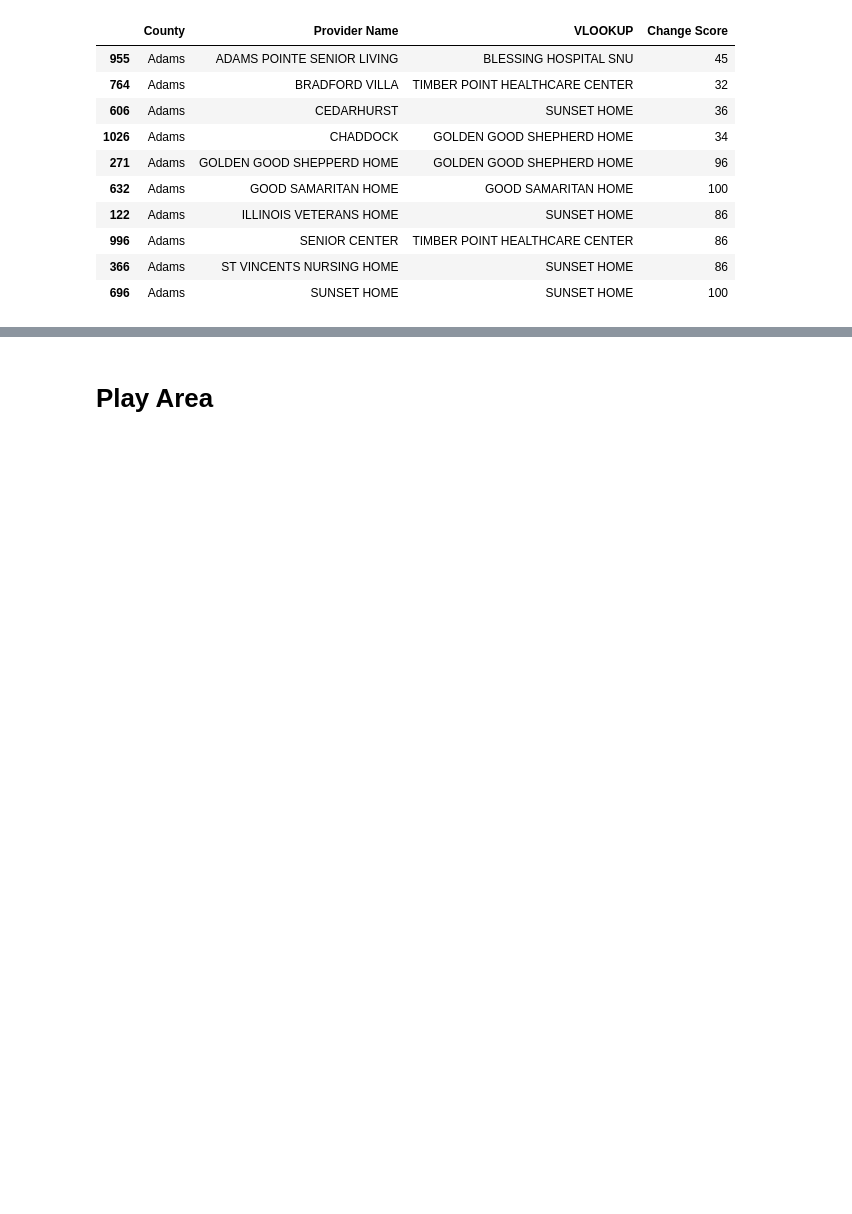
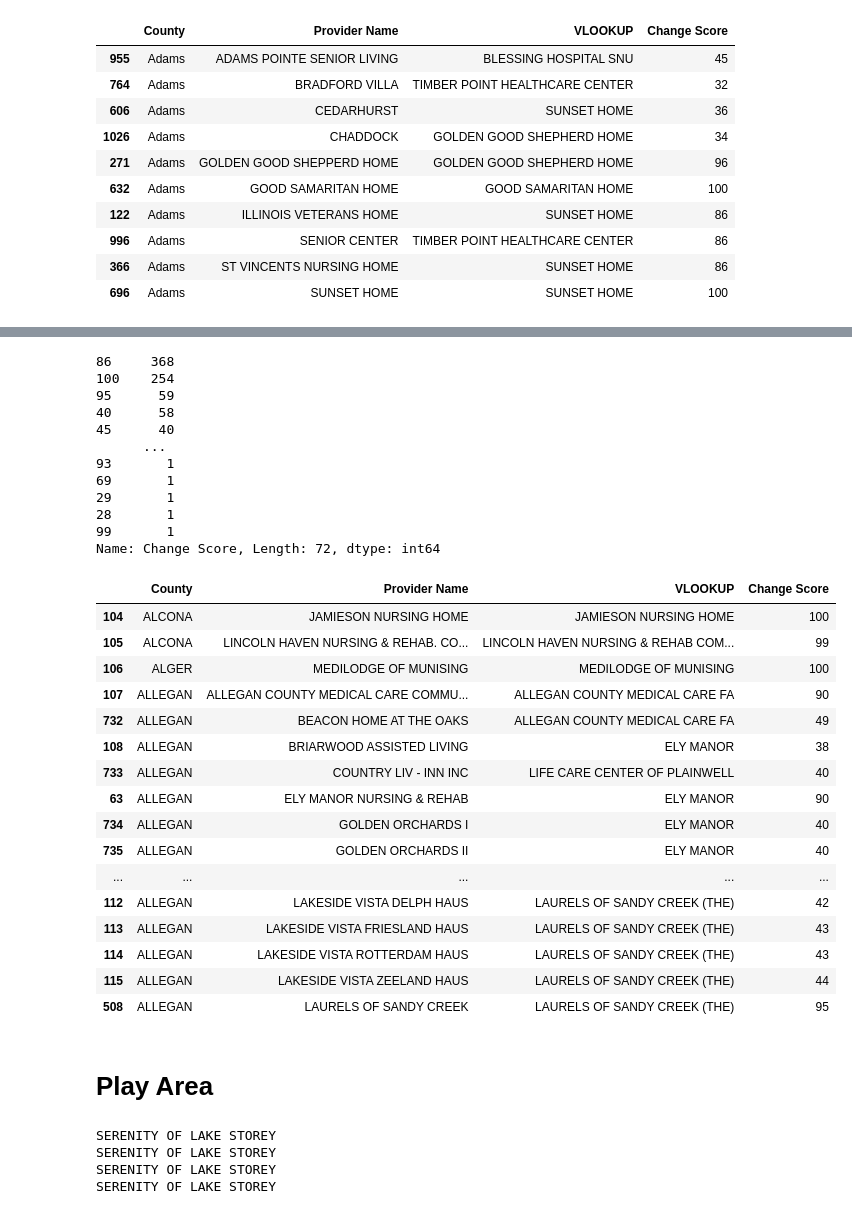
Before and after one commit to JaviThomas/Covid-County-LTC-Analysis, a Jupyter notebook: State_CMS_Compare.ipynb, the cells around one changed output, grey strips where cells are left out. Saved outputs shown, nothing was run; the diff lists cells and outputs as text; code cells hidden in the pictures; blank space fills up the shorter version.

```diff
--- a/State_CMS_Compare.ipynb
+++ b/State_CMS_Compare.ipynb
@@ -77,0 +55,5 @@ IL_cms_data[IL_cms_data['County'] == 'Adams']
+# %%
+MI_cms_data['Provider Name'] = MI_cms_data['Provider Name'].apply(lambda x: x.strip().replace('  ', ' ').upper())
+#IL_cms_data.set_index(['County', 'Provider Name'], inplace = True)
+MI_cms_data.sort_values(by=['County', 'Provider Name'], inplace=True)
+MI_cms_data.head(5)
@@ -152,0 +165,28 @@ Name: Change Score, Length: 69, dtype: int64
+# %%
+cols=['County', 'Provider Name', 'VLOOKUP', 'Change Score']
+MI_state_data['VLOOKUP'] = '' # For Spreadsheet
+MI_state_data['Change Score'] = '' # For Spreadsheet
+for county in list(MI_cms_data['County'].unique()):
+    #print(county)
+    # Get lists of Facilities for the counties
+    df_state = MI_state_data[MI_state_data['County'] == county.upper()]
+    df_cms = MI_cms_data[MI_cms_data['County'] == county]
+    state_facs = list(df_state['Provider Name'])
+    cms_facs = list(df_cms['Provider Name'])
+    for str2Match in state_facs:
+        try:
+            Ratios = process.extract(str2Match,cms_facs, limit=2)
+            #print(Ratios)
+            MI_state_data.loc[(MI_state_data['County'] == county.upper()) & (MI_state_data['Provider Name'] == str2Match), 'VLOOKUP'] = Ratios[0][0]
+            MI_state_data.loc[(MI_state_data['County'] == county.upper()) & (MI_state_data['Provider Name'] == str2Match), 'Change Score'] = Ratios[0][1]
+        except:
+            pass
+
+MI_state_data['Change Score'].value_counts()
+# str2Match = cms_facs[0]
+# strOptions = state_facs
+
+# # Pass 1 Remove Exact Matches
+# for str2Match in cms_facs:
+#     Ratios = process.extract(str2Match,strOptions, limit=3)
+#     print(str2Match, Ratios)
@@ -153,3 +210,38 @@ Name: Change Score, Length: 69, dtype: int64
+# %%
+display(MI_state_data['Change Score'].value_counts())
+#display(MI_cms_data['VLOOKUP'].value_counts())
+MI_state_data.to_csv('./Reporting_data/MI_State_to_CMS_Data_' + str(max_date)[0:10] + '.csv', index=False)
+MI_state_data.head(20)[cols]
+# %% [output]
+86     368
+100    254
+95      59
+40      58
+45      40
+      ...
+93       1
+69       1
+29       1
+28       1
+99       1
+Name: Change Score, Length: 72, dtype: int64
+|  | County | Provider Name | VLOOKUP | Change Score |
+| 104 | ALCONA | JAMIESON NURSING HOME | JAMIESON NURSING HOME | 100 |
+| 105 | ALCONA | LINCOLN HAVEN NURSING & REHAB. CO... | LINCOLN HAVEN NURSING & REHAB COM... | 99 |
+| 106 | ALGER | MEDILODGE OF MUNISING | MEDILODGE OF MUNISING | 100 |
+| 107 | ALLEGAN | ALLEGAN COUNTY MEDICAL CARE COMMU... | ALLEGAN COUNTY MEDICAL CARE FA | 90 |
+| 732 | ALLEGAN | BEACON HOME AT THE OAKS | ALLEGAN COUNTY MEDICAL CARE FA | 49 |
+| 108 | ALLEGAN | BRIARWOOD ASSISTED LIVING | ELY MANOR | 38 |
+| 733 | ALLEGAN | COUNTRY LIV - INN INC | LIFE CARE CENTER OF PLAINWELL | 40 |
+| 63 | ALLEGAN | ELY MANOR NURSING & REHAB | ELY MANOR | 90 |
+| 734 | ALLEGAN | GOLDEN ORCHARDS I | ELY MANOR | 40 |
+| 735 | ALLEGAN | GOLDEN ORCHARDS II | ELY MANOR | 40 |
+| ... | ... | ... | ... | ... |
+| 112 | ALLEGAN | LAKESIDE VISTA DELPH HAUS | LAURELS OF SANDY CREEK (THE) | 42 |
+| 113 | ALLEGAN | LAKESIDE VISTA FRIESLAND HAUS | LAURELS OF SANDY CREEK (THE) | 43 |
+| 114 | ALLEGAN | LAKESIDE VISTA ROTTERDAM HAUS | LAURELS OF SANDY CREEK (THE) | 43 |
+| 115 | ALLEGAN | LAKESIDE VISTA ZEELAND HAUS | LAURELS OF SANDY CREEK (THE) | 44 |
+| 508 | ALLEGAN | LAURELS OF SANDY CREEK | LAURELS OF SANDY CREEK (THE) | 95 |
 # %% [markdown]
 # Play Area
 # %%
@@ -181,6 +273,17 @@ Name: Change Score, Length: 69, dtype: int64
 #             pass
 
 # IL_state_data['Changed'].value_counts()
+# %%
+key = 2
+print(IL_cms_data['Provider Name'].iloc[key])
+print(IL_cms_data['Provider Name'].iloc[key].strip())
+print(IL_cms_data['Provider Name'].iloc[key].strip().replace('  ', ' '))
+print(IL_cms_data['Provider Name'].iloc[key].strip())
+# %% [output]
+SERENITY OF LAKE STOREY
+SERENITY OF LAKE STOREY
+SERENITY OF LAKE STOREY
+SERENITY OF LAKE STOREY
 # %%
 str2Match = cms_facs[0]
 strOptions = state_facs
```
Also changed, not shown: parts of 8 cells of this notebook, 15 other files.
